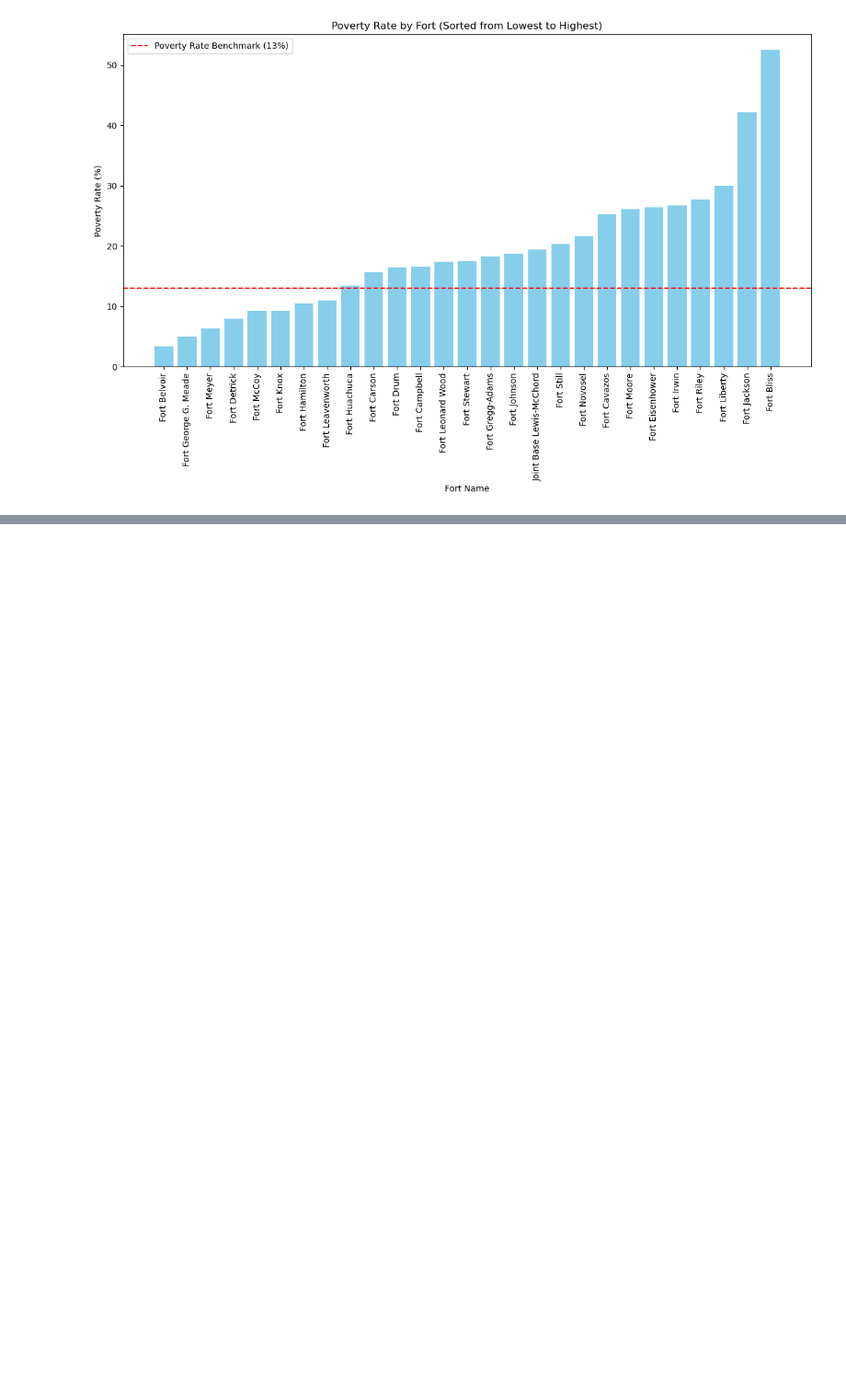
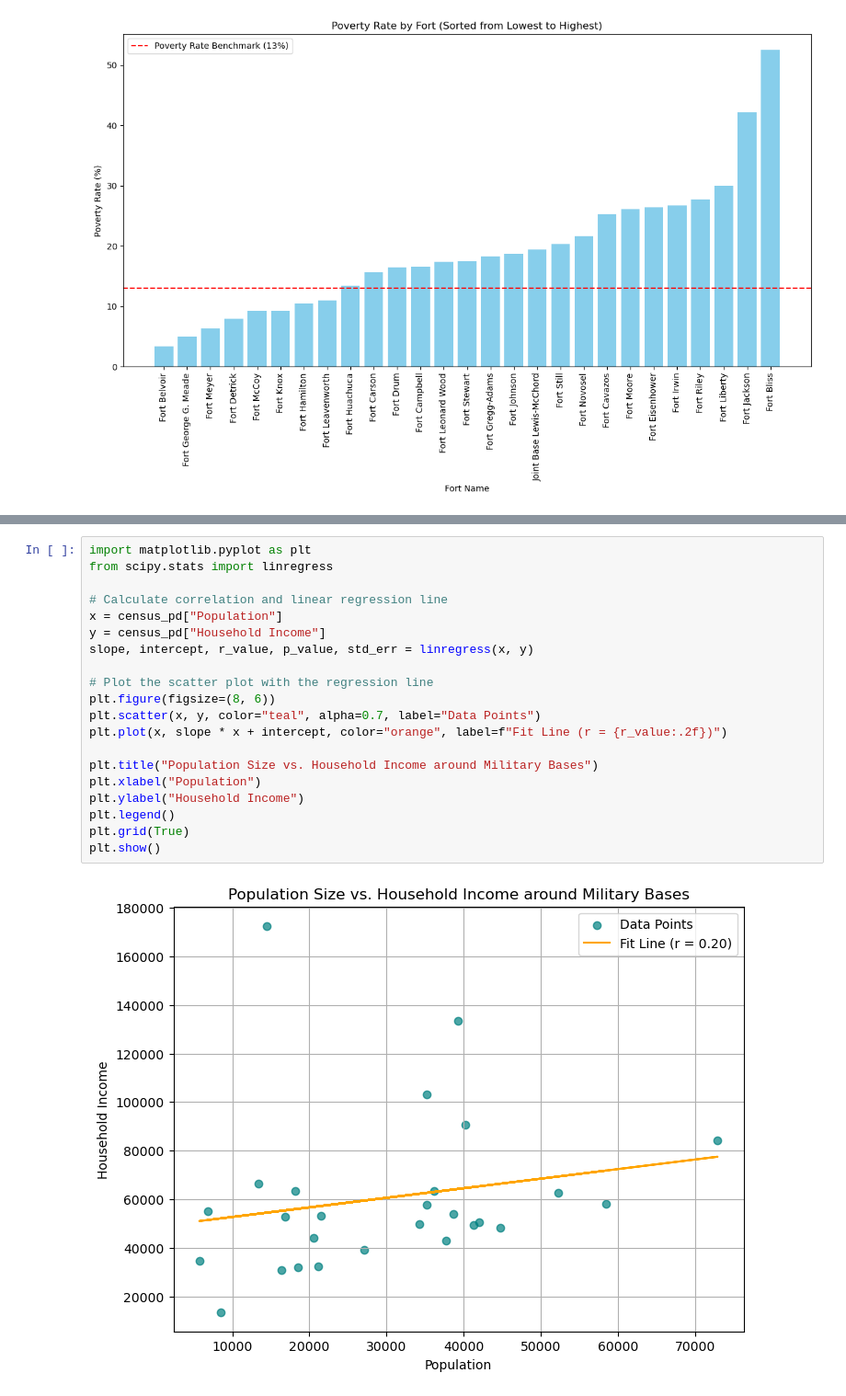
Before and after one commit to snystrom-github/Group8_Project1, a Jupyter notebook: Project_File_Final - Martin.ipynb, the cells around one changed output, grey strips where cells are left out. Shown: that part at 92% size. Cells and saved outputs as stored; diff of their text form; blank space fills up the shorter version.

```diff
--- a/Project_File_Final - Martin.ipynb
+++ b/Project_File_Final - Martin.ipynb
@@ -448,0 +391,22 @@ plt.show()
+# %%
+import matplotlib.pyplot as plt
+from scipy.stats import linregress
+
+# Calculate correlation and linear regression line
+x = census_pd["Population"]
+y = census_pd["Household Income"]
+slope, intercept, r_value, p_value, std_err = linregress(x, y)
+
+# Plot the scatter plot with the regression line
+plt.figure(figsize=(8, 6))
+plt.scatter(x, y, color="teal", alpha=0.7, label="Data Points")
+plt.plot(x, slope * x + intercept, color="orange", label=f"Fit Line (r = {r_value:.2f})")
+
+plt.title("Population Size vs. Household Income around Military Bases")
+plt.xlabel("Population")
+plt.ylabel("Household Income")
+plt.legend()
+plt.grid(True)
+plt.show()
+# %% [output]
+[figure, added]
```
Also changed, not shown: parts of 11 cells of this notebook, 3 other files.
